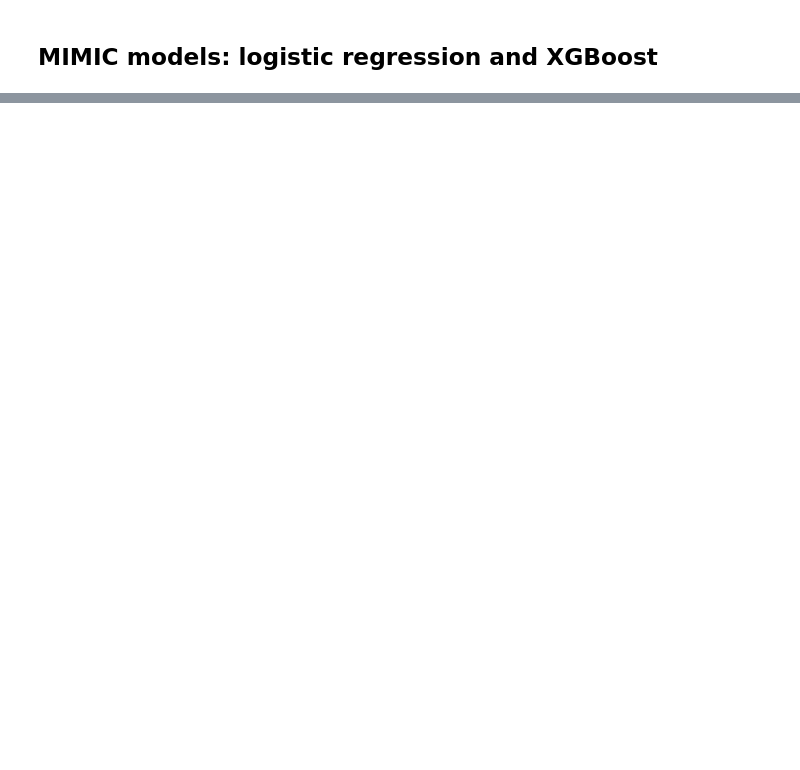
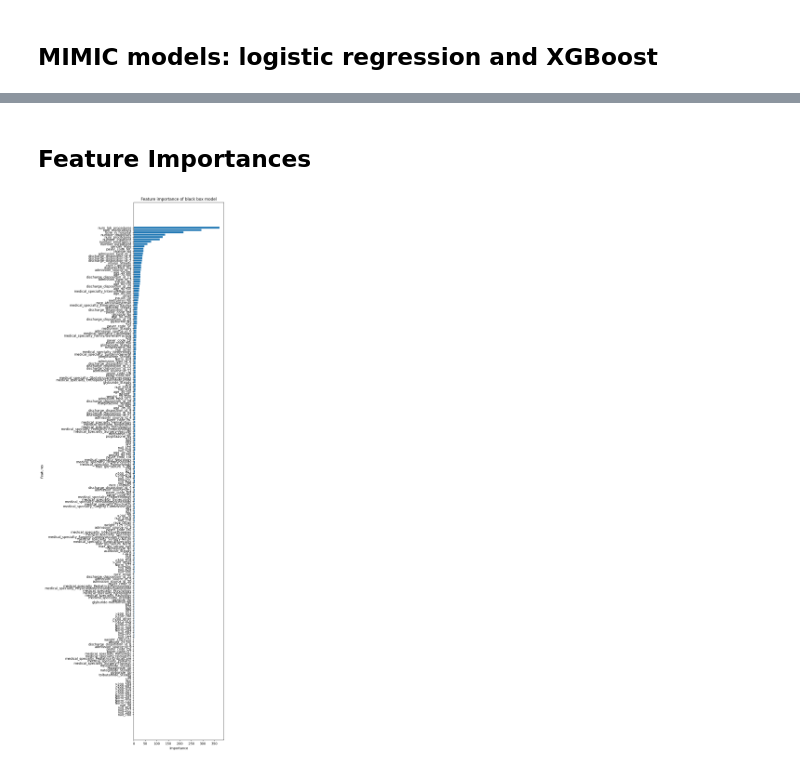
Before and after one commit to hzluan/Cornerstone_200C_project3, a Jupyter notebook: pset3_starter_code-1.ipynb, the cells around one changed output, grey strips where cells are left out. Saved outputs shown, nothing was run; the diff lists cells and outputs as text; code cells hidden in the pictures; blank space fills up the shorter version.

```diff
--- a/pset3_starter_code-1.ipynb
+++ b/pset3_starter_code-1.ipynb
@@ -306,0 +306,31 @@ plt.show()
+# %% [markdown]
+## Feature Importances
+# %%
+import matplotlib.pyplot as plt
+import xgboost as xgb
+
+# Assuming bb_xgb is your trained XGBoost model
+booster = bb_xgb.get_booster()  # Get the booster object from XGBClassifier
+
+feature_names = cols_clean
+booster.feature_names = feature_names
+
+# Get feature importance
+importance = booster.get_score(importance_type='weight', fmap='')
+
+# Sort features by importance
+sorted_importance = sorted(importance.items(), key=lambda x: x[1], reverse=True)
+
+# Extract feature names and their importance
+features, values = zip(*sorted_importance)
+
+# Create the plot manually
+plt.figure(figsize=(5, 30))
+plt.barh(range(len(features)), values, tick_label=features)
+plt.gca().invert_yaxis()  # Invert y-axis to have the most important at the top
+plt.title('Feature importance of black box model')
+plt.xlabel('Importance')
+plt.ylabel('Features')
+plt.show()
+# %% [output]
+[figure, added]
```
Also changed, not shown: parts of 7 cells of this notebook.
